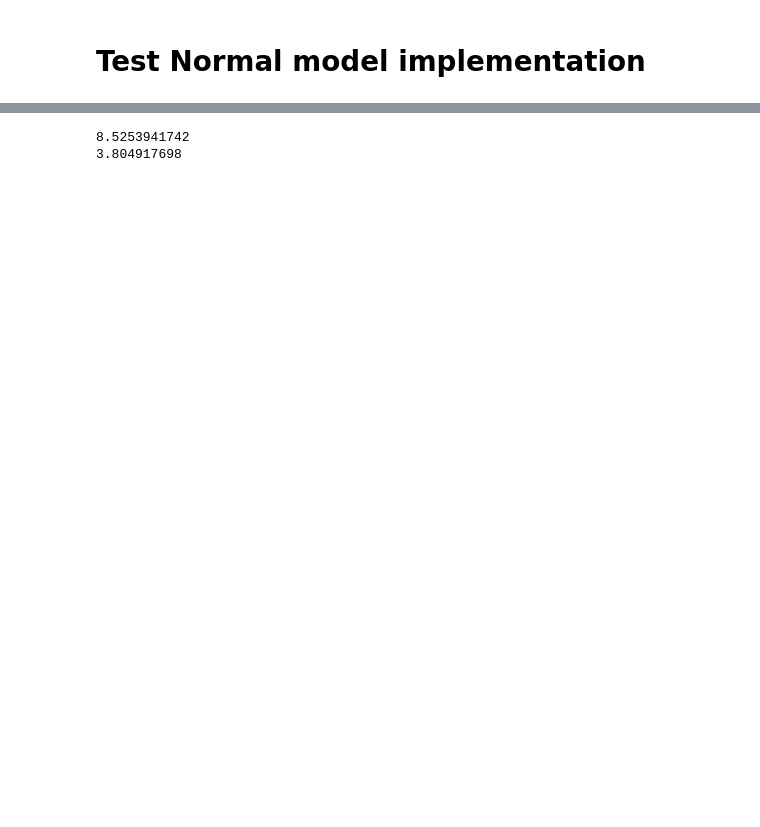
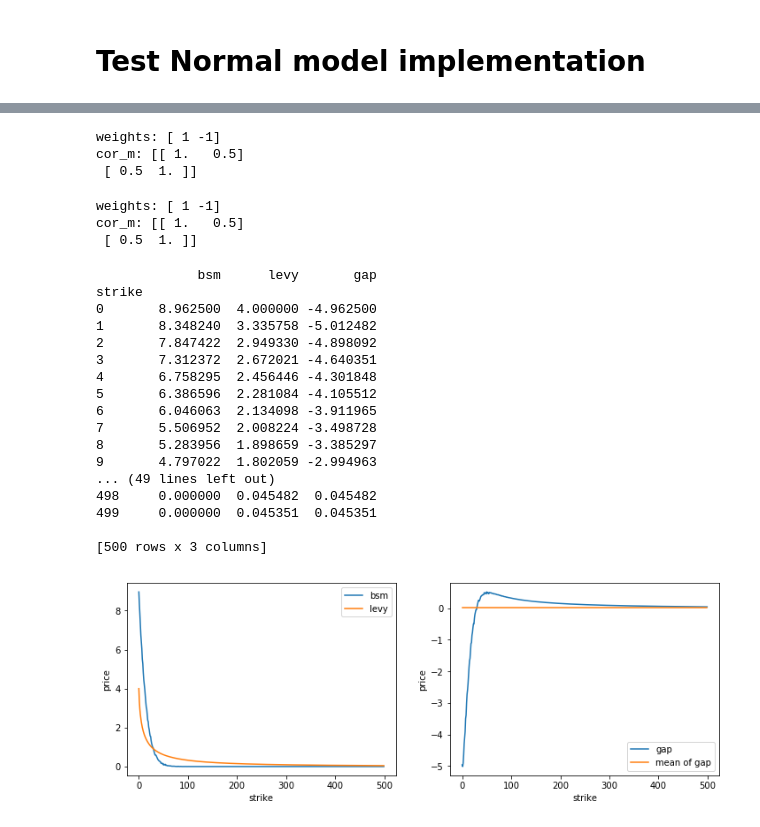
Before and after one commit to Chaney940/Project-team_asap, a Jupyter notebook: TestCode_BasketSpread.ipynb, the cells around one changed output, grey strips where cells are left out. Saved outputs shown, nothing was run; the diff lists cells and outputs as text; code cells hidden in the pictures; blank space fills up the shorter version.

```diff
--- a/TestCode_BasketSpread.ipynb
+++ b/TestCode_BasketSpread.ipynb
@@ -76,20 +148,70 @@ divr = np.array([1, 1])*0.05
 intr = 0.1
 cor_m = np.array([[1, 0.5], [0.5, 1]])
 texp = 1
-strike = 0
+
 price = 8.5132252
+# %% [output]
+weights: [ 1 -1]
+cor_m: [[ 1.   0.5]
+ [ 0.5  1. ]]
-# %%
-# MC price based on normal model
-# make sure that the prices are similar\
-
-np.random.seed(123456)
-a=basket.basket_price_mc(strike, spot, vol, weights, texp, cor_m, intr=intr, divr=divr, bsm=True)
-b=basket_Levy.basket_price_Levy(strike, spot, vol, weights, texp, cor_m, intr=intr, divr=divr)
-print(a)
-print(b)
-# %% [output]
-8.5253941742
-3.804917698
+# %%
+# MC price based on normal model
+# make sure that the prices are similar\
+
+print('weights:',weights);print('cor_m:',cor_m)
+
+np.random.seed(123456)
+strikeRange = np.arange(0,500,1)
+bsmList=[]
+levyList=[]
+
+for strike in strikeRange:
+    bsmList.append(basket.basket_price_mc(strike, spot, vol, weights, texp, cor_m, bsm=True))
+    levyList.append(basket_Levy.basket_price_Levy(strike, spot, vol, weights, texp, cor_m))
+
+priceFrm=pd.DataFrame({'bsm':bsmList,'levy':levyList},index=strikeRange)
+priceFrm['gap']=priceFrm['levy']-priceFrm['bsm']
+priceFrm.index.name='strike'
+print (priceFrm)
+
+fig=plt.figure(figsize=(12,4))
+ax1=fig.add_subplot(1,2,1)
+ax2=fig.add_subplot(1,2,2)
+ax1.plot(strikeRange,bsmList,label='bsm')
+ax1.plot(strikeRange,levyList,label='levy')
+ax2.plot(strikeRange,priceFrm.gap,label='gap')
+ax2.plot(strikeRange,[np.mean(priceFrm.gap)]*len(strikeRange),label='mean of gap')
+ax1.legend(loc='best')
+ax2.legend(loc='best')
+ax1.set_xlabel('strike')
+ax2.set_xlabel('strike')
+ax1.set_ylabel('price')
+ax2.set_ylabel('price')
+plt.show()
+
+#we can find if we price the spread option with levy model, the gap is very large when strike approaches 0
+# %% [output]
+weights: [ 1 -1]
+cor_m: [[ 1.   0.5]
+ [ 0.5  1. ]]
+             bsm      levy       gap
+strike
+0       8.962500  4.000000 -4.962500
+1       8.348240  3.335758 -5.012482
+2       7.847422  2.949330 -4.898092
+3       7.312372  2.672021 -4.640351
+4       6.758295  2.456446 -4.301848
+5       6.386596  2.281084 -4.105512
+6       6.046063  2.134098 -3.911965
+7       5.506952  2.008224 -3.498728
+8       5.283956  1.898659 -3.385297
+9       4.797022  1.802059 -2.994963
+... (49 lines left out)
+498     0.000000  0.045482  0.045482
+499     0.000000  0.045351  0.045351
+
+[500 rows x 3 columns]
+[figure, added]
 # %%
 # A test set for basket option
 spot = np.ones(4) * 100
```
Also changed, not shown: parts of 7 cells of this notebook.
